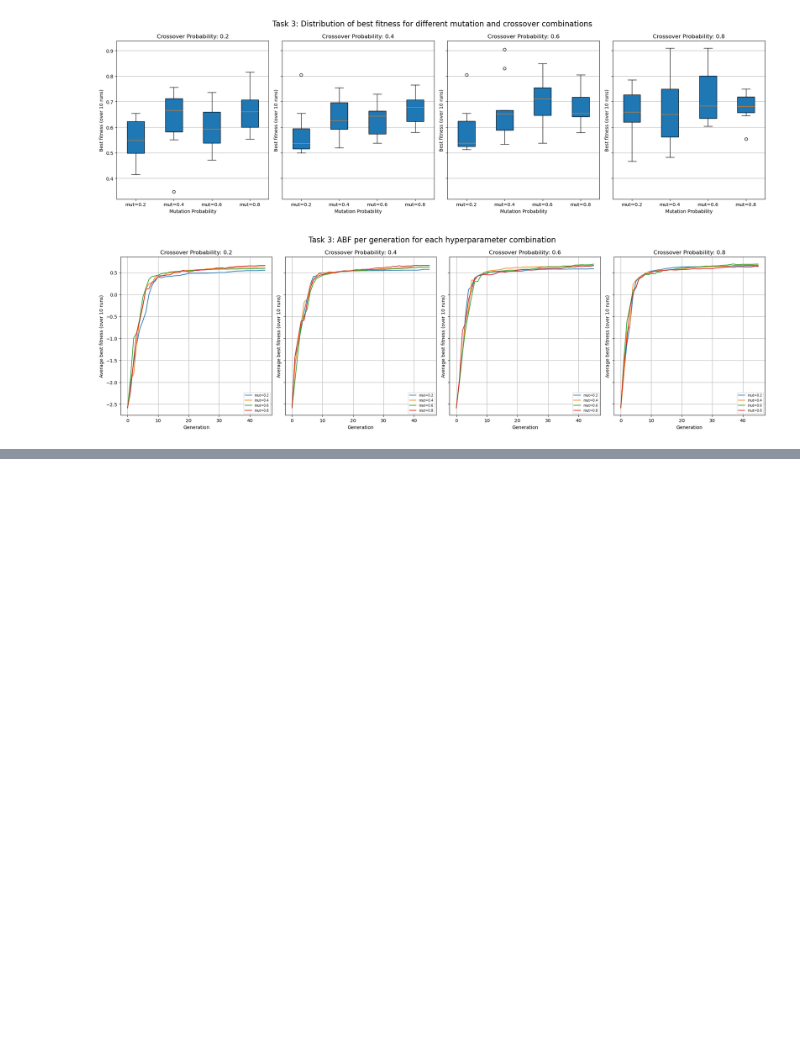
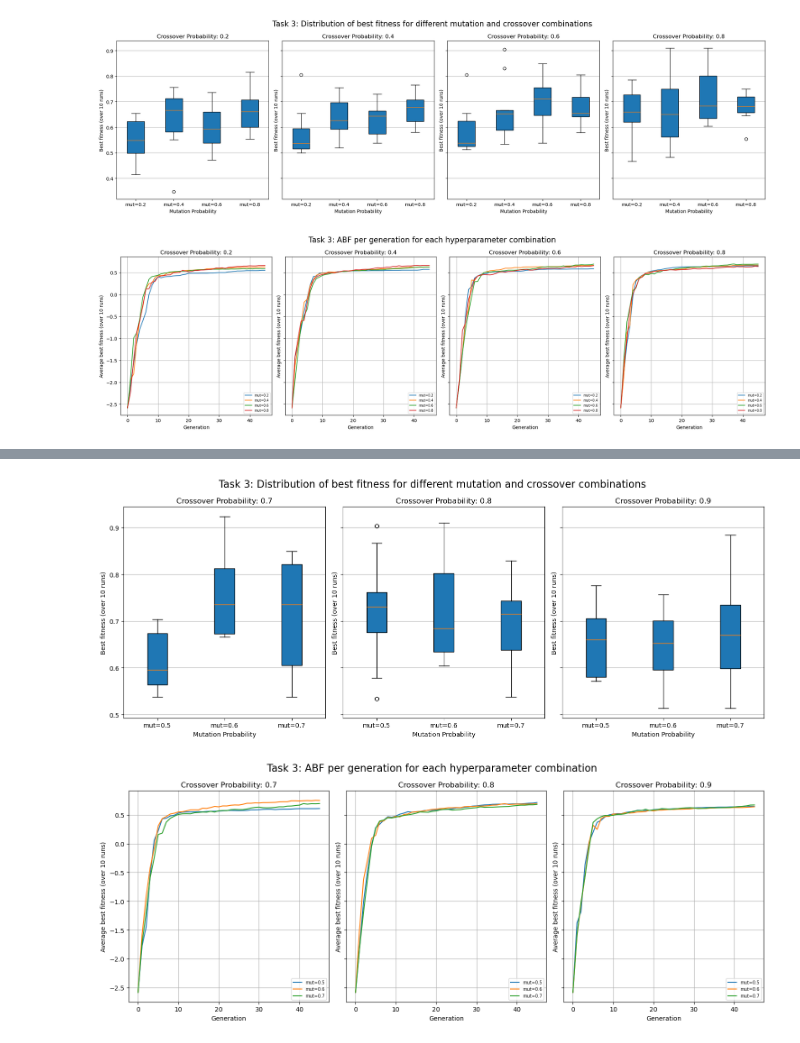
Before and after one commit to dudunudu/Assignment_1, a Jupyter notebook: src/assignment1.ipynb, the cells around one changed output, grey strips where cells are left out. Saved outputs shown, nothing was run; the diff lists cells and outputs as text; code cells hidden in the pictures; blank space fills up the shorter version.

Commit message:
task 3 optimized

```diff
--- a/src/assignment1.ipynb
+++ b/src/assignment1.ipynb
@@ -514,3 +514,9 @@ abf_lines_1.savefig("task3_abf_lines.png", dpi=200)
 # %% [output]
 [figure]
 [figure]
+# %%
+# From previous results, we saw that the best combination was 0.6 for both mutation and crossover probabilities.
+# We will explore the values around 0.6 to see if we can find a better combination.
+cx_prob_optimizing = [0.7, 0.8, 0.9]
+mut_prob_optimizing = [0.5, 0.6, 0.7]
+new_results = test_hyperparameters(mut_prob_optimizing, cx_prob_optimizing)
@@ -516,0 +562,9 @@ abf_lines_1.savefig("task3_abf_lines.png", dpi=200)
+# %%
+boxplot_1 = boxplot_task3(new_results)
+boxplot_1.savefig("task3_optimizing_boxplots.png", dpi=200)
+
+abf_lines_1 = abf_lines_task3(new_results)
+abf_lines_1.savefig("task3_optimizing_abf_lines.png", dpi=200)
+# %% [output]
+[figure, added]
+[figure, added]
```
Also changed, not shown: parts of 3 cells of this notebook, 3 other files.
